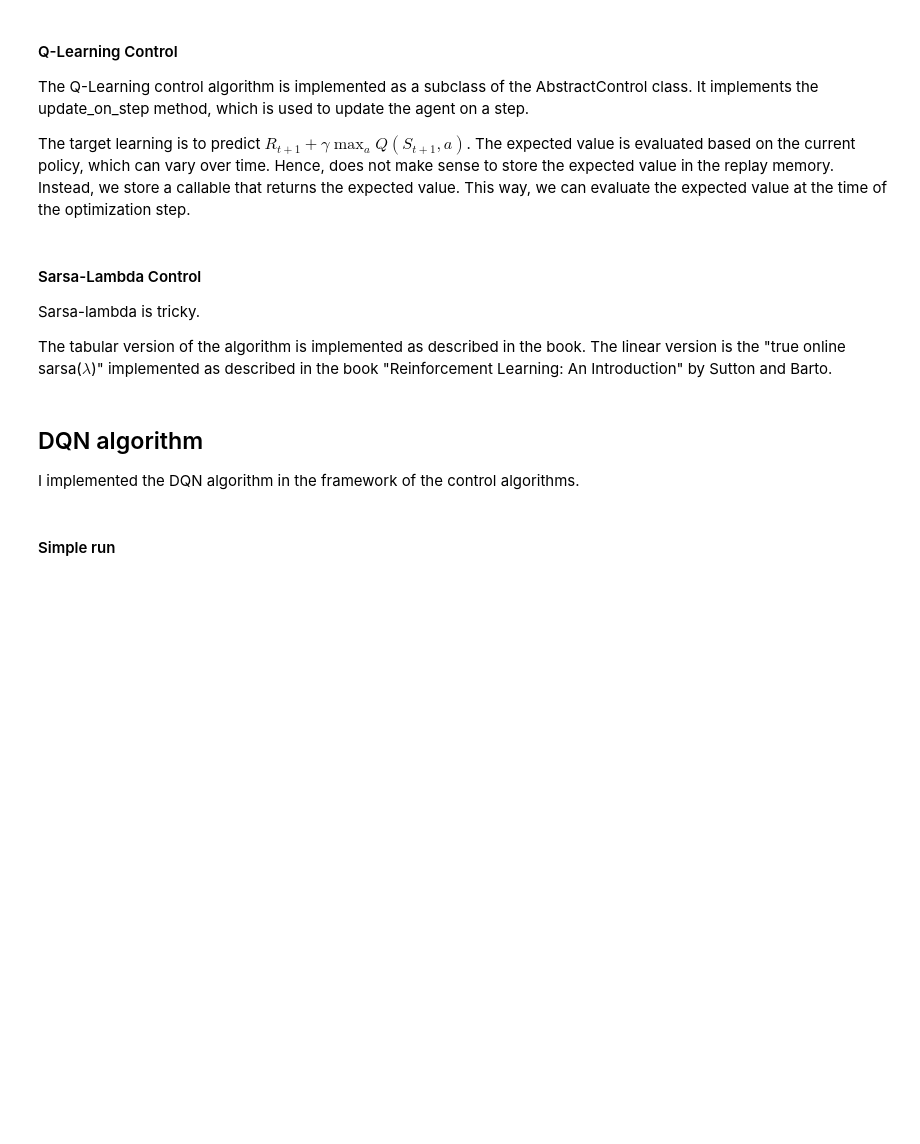
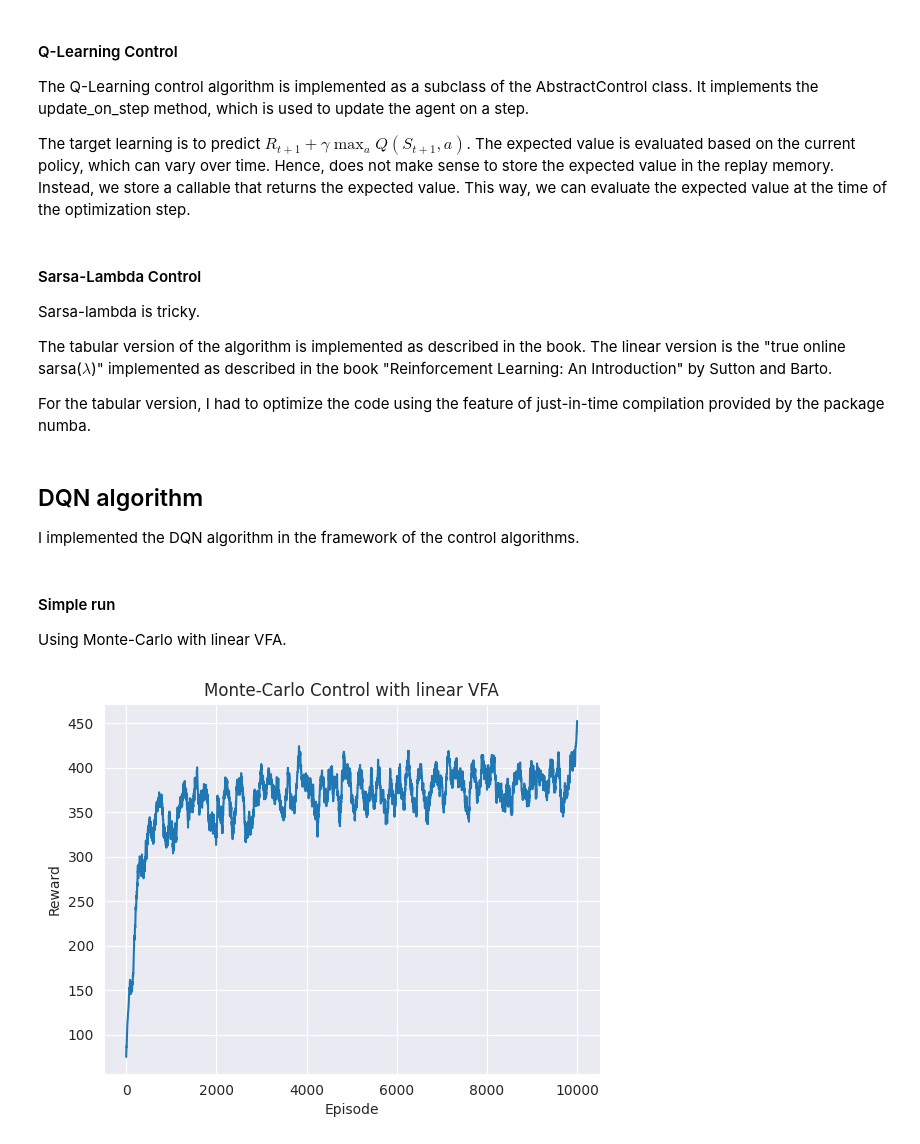
Before and after one commit to ilan-theodoro/basic-reinforcement-learning-framework, a Jupyter notebook: notebooks/experiments.ipynb, the cells around one changed output. Cells and saved outputs as stored; diff of their text form; code cells hidden in the pictures; blank space fills up the shorter version.

```diff
--- a/notebooks/experiments.ipynb
+++ b/notebooks/experiments.ipynb
@@ -491,9 +544,14 @@ Here, I am going to define the replay memory. It is used to store the transition
 
 Although not required in the project specification, it can be used to store the transitions of the agent in the other algorithms. Such as Q-Learning, Monte-Carlo and Sarsa-Lambda. However, I do not plan to use it in these algorithms. I will use it only in the DQN algorithm. To ensure generalization, I am going to use those algorithms with a batch size valued None, which means that the algorithm will consume and release the transitions in the replay memory as soon as they are available. This way, the replay memory will not be used in these algorithms.
 # %%
+"""Replay Memory implementation as described in DQN paper.
+
+author: Ilan Theodoro.
+date: December/2023.
+"""
 from collections import deque
 from random import sample
-from typing import Any
+from typing import Any, Optional
 
 
 class ReplayMemory:
@@ -504,12 +562,14 @@ class ReplayMemory:
 
         :param capacity: The maximum number of transitions to be saved.
         :param batch_size: The batch size to be sampled.
+        :param consume_and_release: Whether to consume and release the memory.
         """
         self.memory: deque = deque([], maxlen=capacity)
         if batch_size is None:
             self.consume_and_release = True
             self.batch_size = 1
         else:
+            self.consume_and_release = False
             self.batch_size = batch_size
 
     def push(self, *args: Any) -> None:
@@ -835,4 +923,6 @@ class QLearningControl(AbstractControl):
 Sarsa-lambda is tricky.
 
 The tabular version of the algorithm is implemented as described in the book. The linear version is the "true online sarsa($\lambda$)" implemented as described in the book "Reinforcement Learning: An Introduction" by Sutton and Barto.
+
+For the tabular version, I had to optimize the code using the feature of just-in-time compilation provided by the package numba.
 # %%
@@ -1182,3 +1269,46 @@ class DQNControl(AbstractControl):
         return None
 # %% [markdown]
 #### Simple run
+
+Using Monte-Carlo with linear VFA.
+# %%
+env = EnvironmentNormalizer.from_gym("CartPole-v1")
+n_states = env.observation_space.shape[0]
+
+def smooth(y, box_pts):
+    box = np.ones(box_pts)/box_pts
+    # add padding to the signal
+    y = np.pad(y, (box_pts//2, box_pts-1-box_pts//2), mode='edge')
+    y_smooth = np.convolve(y, box, mode='valid')
+    return y_smooth
+
+q_function = QLinear(
+    n_actions=env.action_space.n,
+    n_feat=n_states,
+    discrete_scale=10
+)
+
+agent = Agent(
+    q_function,
+    n0=5,
+    n_actions=env.action_space.n,
+    eps_greedy_function="s",
+    stochasticity_factor=0.0,
+)
+
+control = MonteCarloControl(
+    env, agent, num_episodes=10_000, gamma=0.5, batch_size=None, reward_mode="default"
+)
+
+eps_rewards = control.fit()
+eps_rewards = smooth(eps_rewards, 100)
+
+# plot the results
+import matplotlib.pyplot as plt
+plt.plot(eps_rewards)
+plt.title("Monte-Carlo Control with linear VFA")
+plt.xlabel("Episode")
+plt.ylabel("Reward")
+plt.show()
+# %% [output]
+[figure, added]
```
Also changed, not shown: parts of 27 cells of this notebook, 5 other files.
